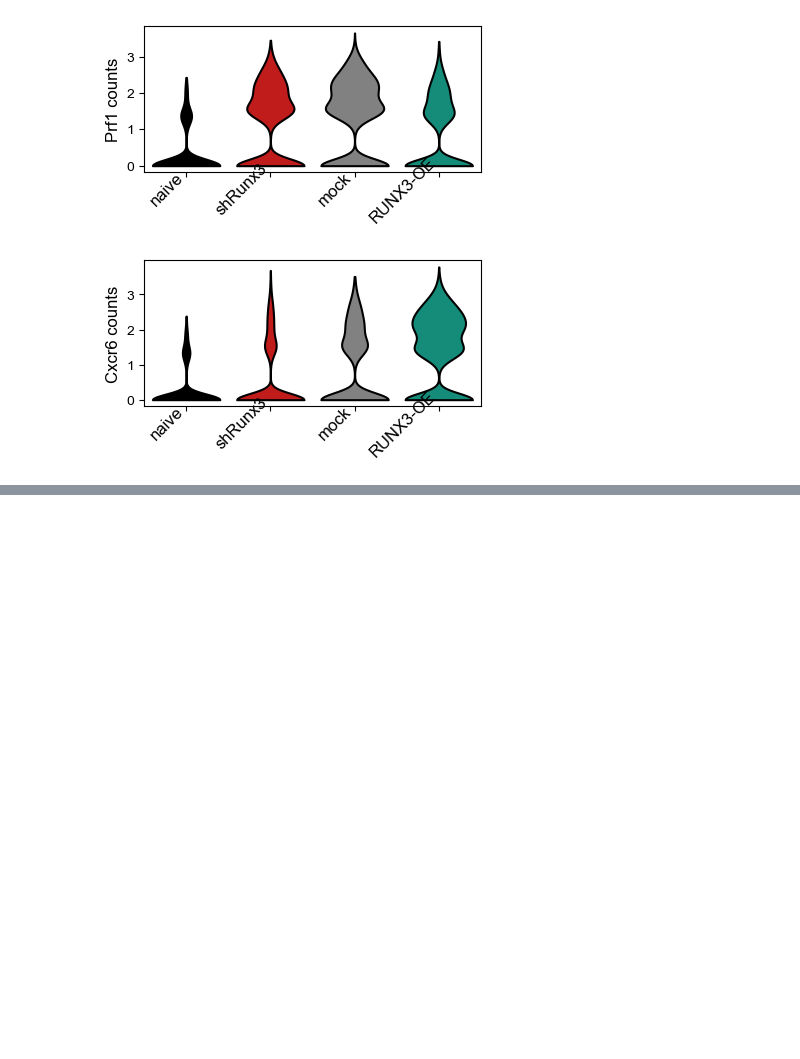
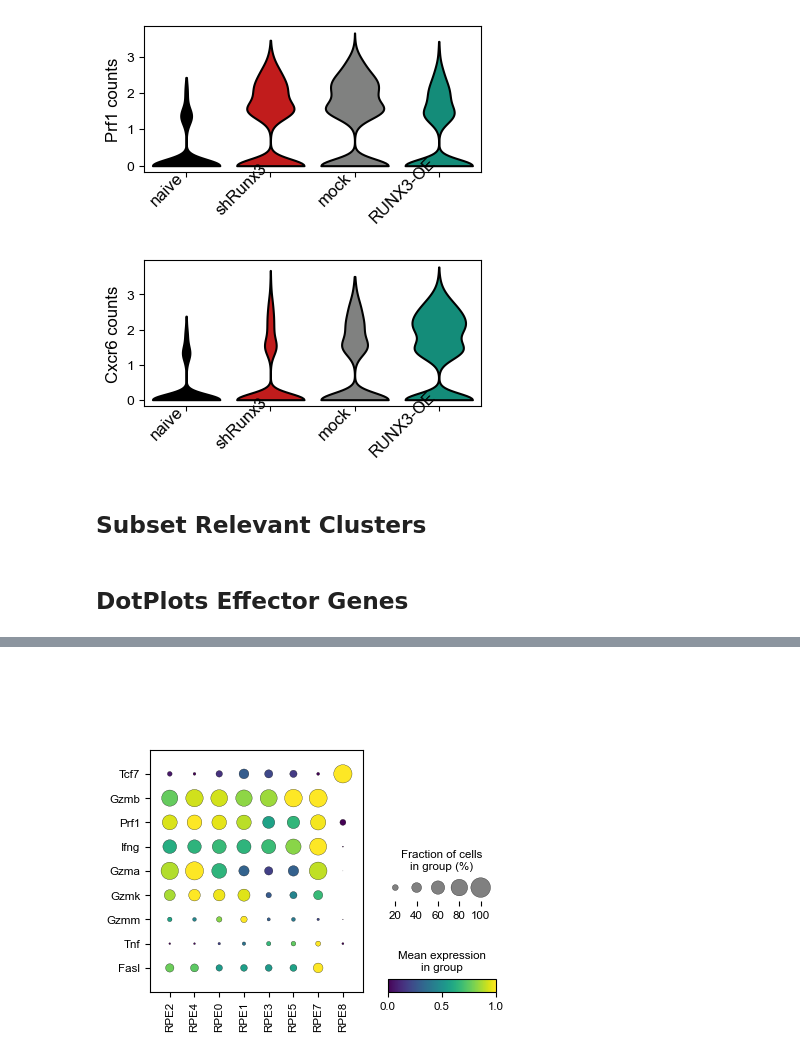
Before and after one commit to ScrippsPipkinLab/AlbaoRunx3Manuscript, a Jupyter notebook: figures/01/RPE_UMAP.ipynb, the cells around one changed output, grey strips where cells are left out. Saved outputs shown, nothing was run; the diff lists cells and outputs as text; code cells hidden in the pictures; blank space fills up the shorter version.

```diff
--- a/figures/01/RPE_UMAP.ipynb
+++ b/figures/01/RPE_UMAP.ipynb
@@ -339,3 +339,29 @@ plot_violin_by_gene(adata_sub, 'Cxcr6', groupby='group_renamed')
 [figure]
 [figure]
 [figure]
+# %% [markdown]
+## Subset Relevant Clusters
+# %%
+# Create a new object adata_sub.obs which only contains the leiden_r1 groups
+# '0', '1', '2', '3', '4', '5', '6'
+adata_sub = adata[adata.obs['leiden_r1'].isin(['0', '1', '2', '3', '4', '5', '7', '8'])].copy()
+
+# add the prefix WTE to the leiden_r1 groups
+adata_sub.obs['leiden_r1'] = 'RPE' + adata_sub.obs['leiden_r1'].astype(str)
+
+# Reconvert into cateogories
+adata_sub.obs['leiden_r1'] = adata_sub.obs['leiden_r1'].astype('category')
+# %%
+# Reorder the categories into the desired order
+adata_sub.obs['leiden_r1'] = adata_sub.obs['leiden_r1'].cat.reorder_categories(
+    ['RPE2', 'RPE4', 'RPE0', 'RPE1', 'RPE3', 'RPE5', 'RPE7', 'RPE8'], ordered=True
+)
+
+adata_sub.uns['leiden_r1_colors'] = ['#279e68', '#aa40fc', '#1f77b4', '#ff7f0e', '#d62728', '#8c564b', '#b5bd61',  '#17becf']
+# %% [markdown]
+## DotPlots Effector Genes
+# %%
+genes = ['Tcf7', 'Gzmb', 'Prf1', 'Ifng', 'Gzma', 'Gzmk', 'Gzmm', 'Tnf', 'Fasl']
+# sc.pl.dotplot(adata_sub, genes, groupby='leiden_r1', swap_axes=True, cmap="viridis", save="stem_RPE_dotplot.pdf")
+sc.pl.dotplot(adata_sub, genes, groupby='leiden_r1', swap_axes=True, cmap="viridis", standard_scale='var', save = "FigE3A_RPE.pdf")
+# %% [output]
@@ -341,0 +369 @@ plot_violin_by_gene(adata_sub, 'Cxcr6', groupby='group_renamed')
+[figure, added]
```
Also changed, not shown: parts of 2 cells of this notebook, 35 other files.
